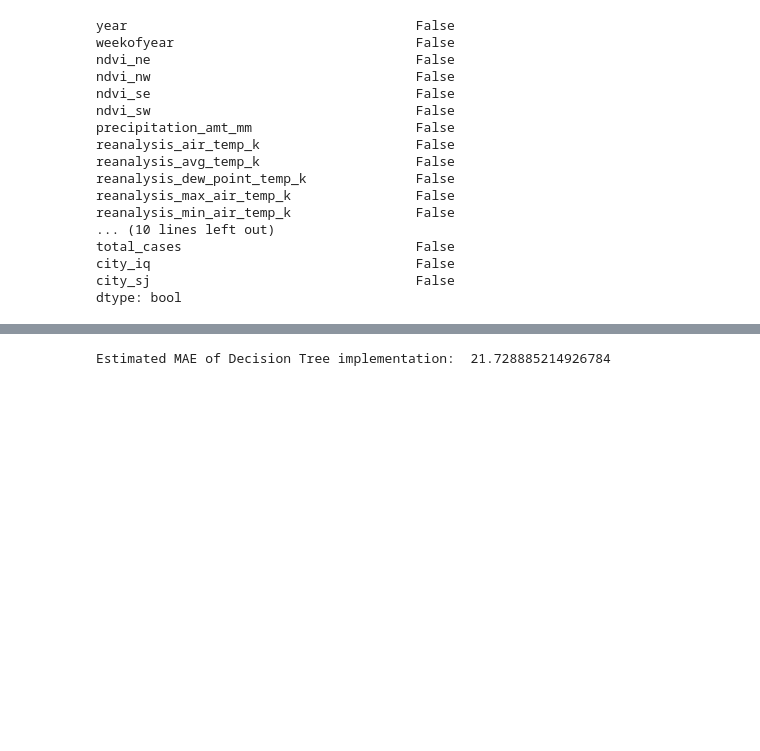
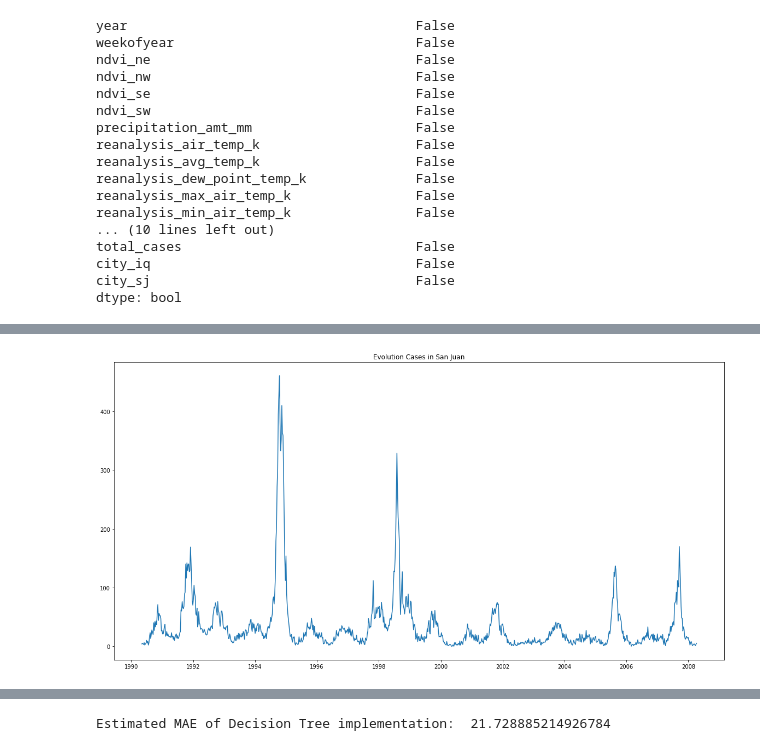
Before and after one commit to raulbs7/Machine-Learning-Techniques-Project, a Jupyter notebook: Dengue_Supervised_Project/2_Baseline.ipynb, the cells around one changed output, grey strips where cells are left out. Saved outputs shown, nothing was run; the diff lists cells and outputs as text; code cells hidden in the pictures; blank space fills up the shorter version.

```diff
--- a/Dengue_Supervised_Project/2_Baseline.ipynb
+++ b/Dengue_Supervised_Project/2_Baseline.ipynb
@@ -109,0 +176,13 @@ Also, there is going to be added other important features such as ``weekofyear``
+# %%
+sj_train_labels = train[train['city_sj']==1]['total_cases']
+iq_train_labels = train[train['city_iq']==1]['total_cases']
+# %%
+sj_rng = pd.date_range('30/04/1990', periods = len(sj_train_features), freq = 'W')
+iq_rng = pd.date_range('26/06/2000', periods = len(iq_train_features), freq = 'W')
+# %%
+plt.figure(figsize = (20, 10))
+plt.plot(sj_rng, sj_train_labels)
+plt.title('Evolution Cases in San Juan')
+plt.show()
+# %% [output]
+[figure, added]
```
Also changed, not shown: parts of 44 cells of this notebook.
